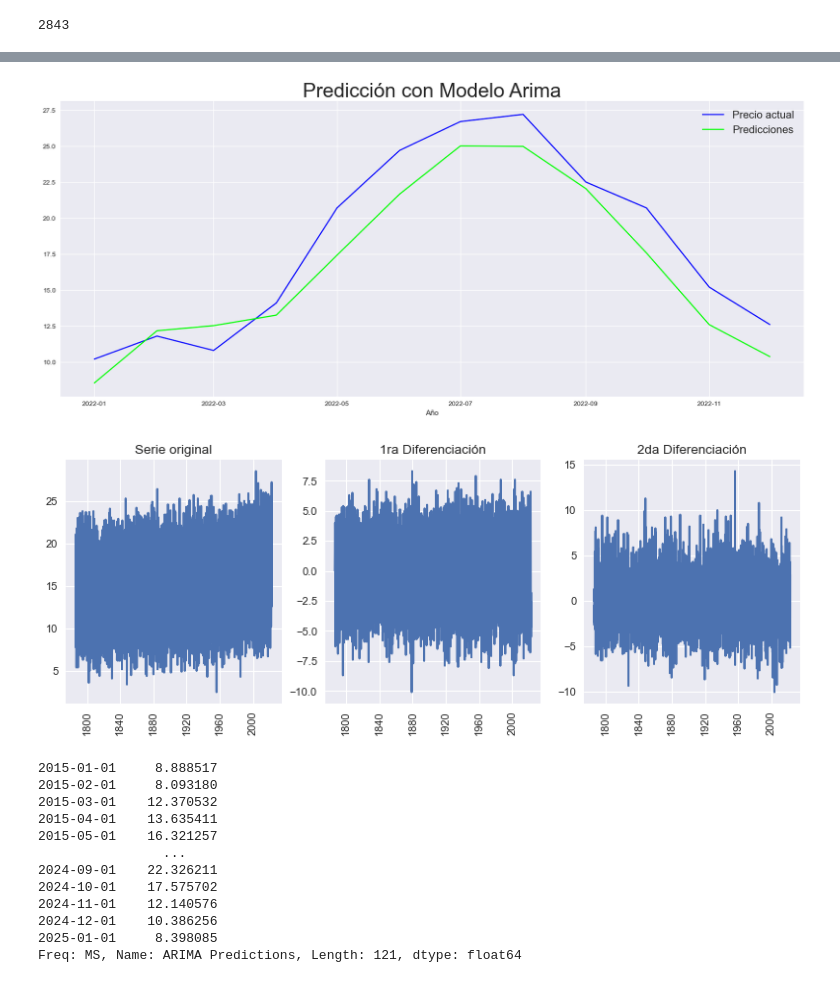
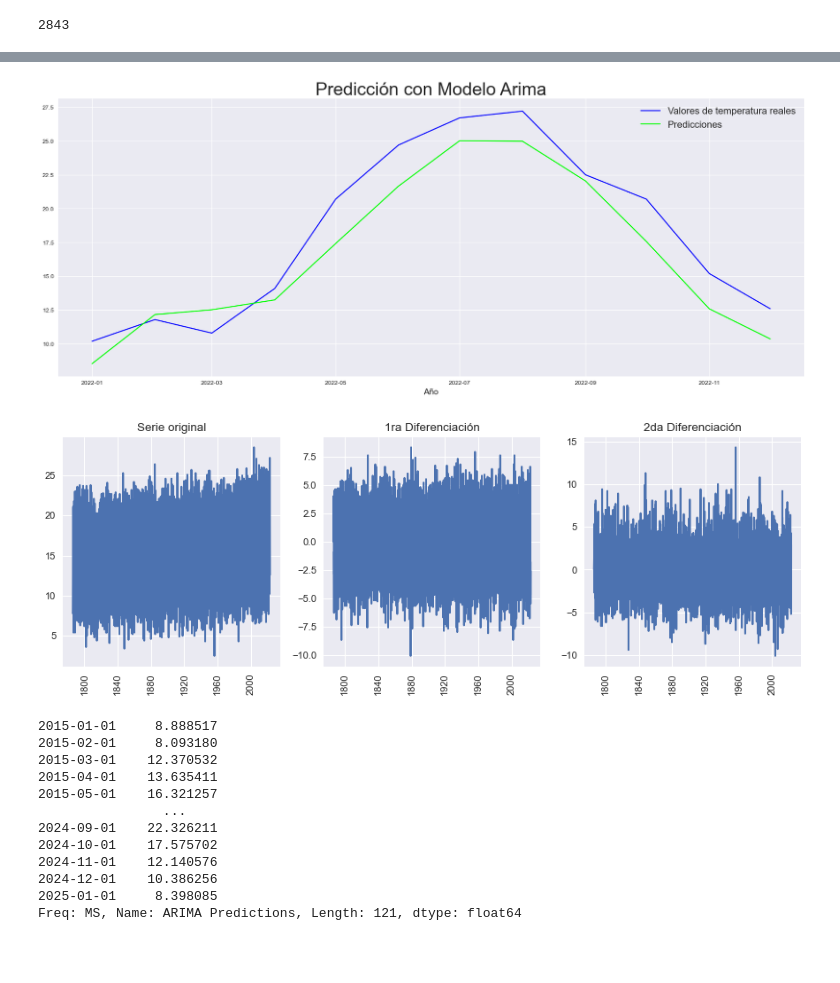
Before and after one commit to Likimeya/BCN_temp, a Jupyter notebook: temperaturas.ipynb, the cells around one changed output, grey strips where cells are left out. Drawn from its saved outputs; the diff is of its cells as text; code cells hidden in the pictures; blank space fills up the shorter version.

```diff
--- a/temperaturas.ipynb
+++ b/temperaturas.ipynb
@@ -130,3 +140,9 @@ table.head()
 | 2 | 1788 | 1 | 6.4 | 1788-01-01 |
 | 3 | 1789 | 1 | 6.9 | 1789-01-01 |
 | 4 | 1790 | 1 | 7.4 | 1790-01-01 |
+# %%
+plt.style.use('fivethirtyeight')
+plt.figure(figsize=(15, 10))
+plt.title("Cambi de temperatures durant els anys a la ciutat de Barcelona")
+sns.lineplot(data = table, x='variable', y='value', hue='Any')
+plt.show()
@@ -402,16 +442,16 @@ Freq: MS, Name: ARIMA Predictions, dtype: float64
 # %%
 plt.style.use('seaborn')
 plt.rcParams["figure.figsize"] = (20, 8)
 
-plt.plot(test_data["value"],color="blue" ,label="Precio actual")
+plt.plot(test_data["value"],color="blue" ,label="Valores de temperatura reales")
 plt.plot(arima_pred, color="lime", label="Predicciones")
 plt.title("Predicción con Modelo Arima", fontsize=30);
 plt.xlabel('Año')
 plt.ylabel('')
 plt.legend( fontsize=16);
 plt.show();
 # %% [output]
-[figure, old version]
+[figure, new version]
 # %%
 #ploting the original and diferenced series.
 
@@ -435,7 +475,7 @@ for ax in fig.axes:
     plt.xticks(rotation=90)
 plt.show()
 # %% [output]
-[figure, old version]
+[figure, new version]
 # %%
 arima_pred2 = arima_result.predict(start='2015-01-01',end='2025-01-01', typ="levels").rename("ARIMA Predictions")
 arima_pred2
```
Also changed, not shown: parts of 67 cells of this notebook, 3 other files.
